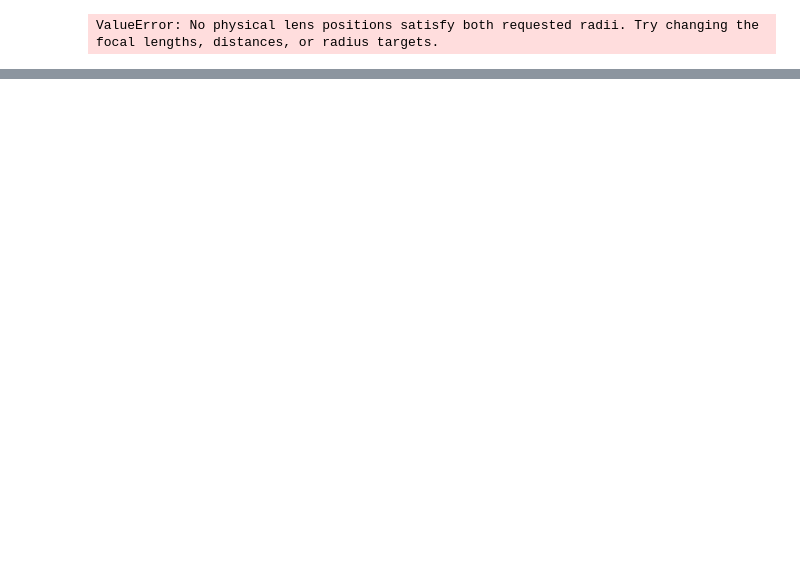
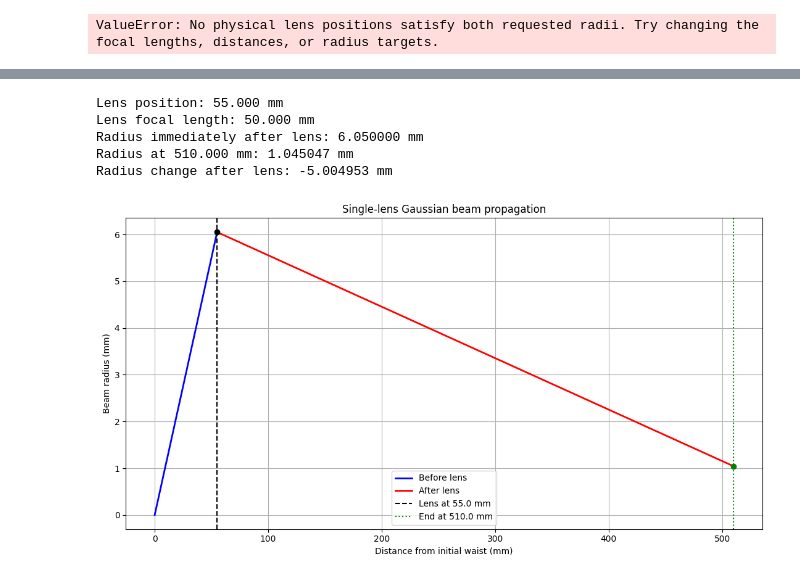
Before and after one commit to Eric-Vidal-hub/PhD_simulations, a Jupyter notebook: collimator.ipynb, the cells around one changed output, grey strips where cells are left out. Cells and saved outputs as stored; diff of their text form; code cells hidden in the pictures; blank space fills up the shorter version.

```diff
--- a/collimator.ipynb
+++ b/collimator.ipynb
@@ -920,0 +1258,13 @@ ValueError: No physical lens positions satisfy both requested radii. Try changin
+# %%
+single_lens_example = plot_single_lens_propagation(
+    d_lens_ex=55.0,
+    f_d_ex=50.0,
+    d_end_ex=510.0,
+)
+# %% [output]
+Lens position: 55.000 mm
+Lens focal length: 50.000 mm
+Radius immediately after lens: 6.050000 mm
+Radius at 510.000 mm: 1.045047 mm
+Radius change after lens: -5.004953 mm
+[figure, added]
```
Also changed, not shown: parts of 8 cells of this notebook, 2 other files.
